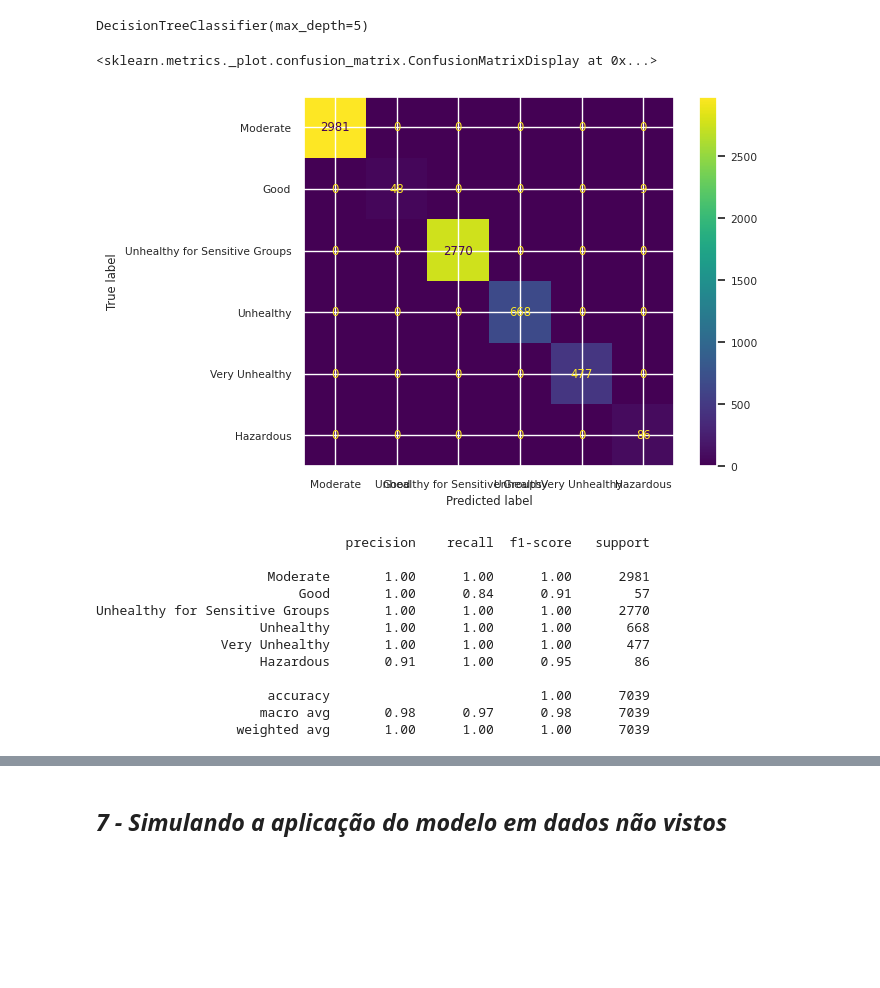
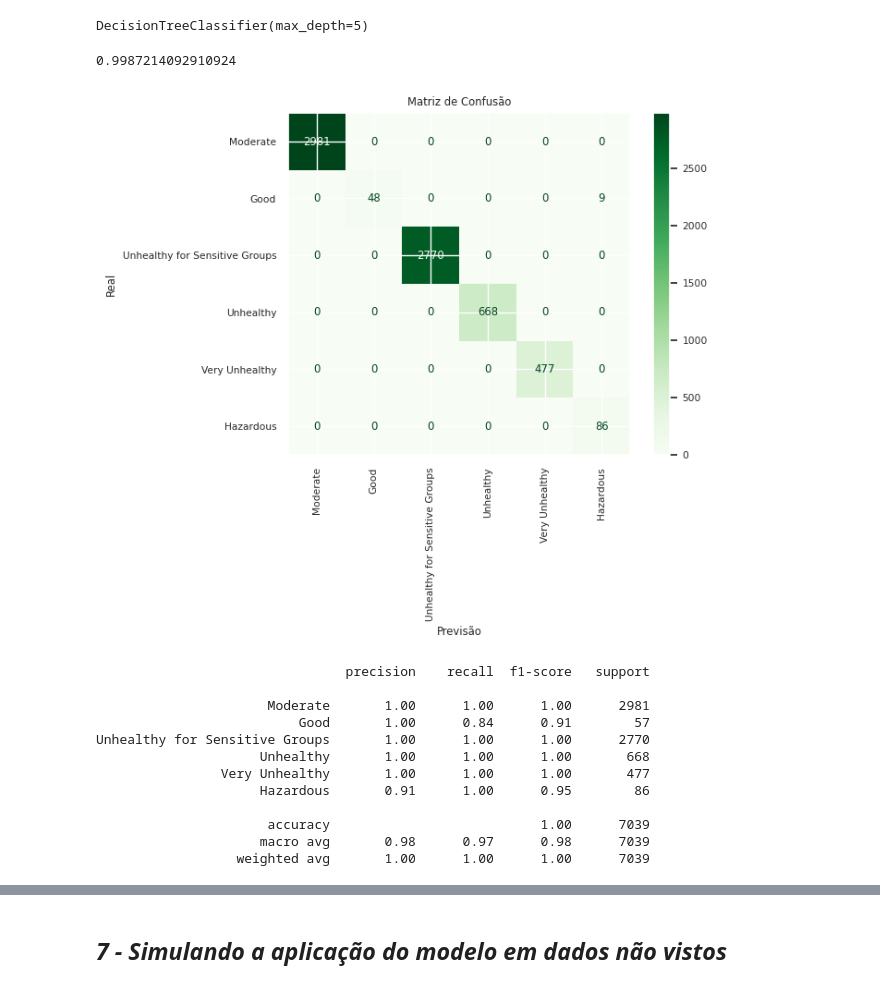
Before and after one commit to Luciahelenasantos/PUC-SPRINT-II, a Jupyter notebook: MVP_SPRINT_II.ipynb, the cells around one changed output, grey strips where cells are left out. Drawn from its saved outputs; the diff is of its cells as text; code cells hidden in the pictures; blank space fills up the shorter version.

```diff
--- a/MVP_SPRINT_II.ipynb
+++ b/MVP_SPRINT_II.ipynb
@@ -968,23 +946,48 @@ cmd = ConfusionMatrixDisplay(cnf_matrix, display_labels=labels)
-# %%
-cmd
-# %% [output]
-<sklearn.metrics._plot.confusion_matrix.ConfusionMatrixDisplay at 0x...>
-# %%
-cmd.plot();
-# %% [output]
-[figure, removed]
-# %%
-print(classification_report(y_test, predictions, target_names=labels))
-# %% [output]
-                                precision    recall  f1-score   support
-
-                      Moderate       1.00      1.00      1.00      2981
-                          Good       1.00      0.84      0.91        57
-Unhealthy for Sensitive Groups       1.00      1.00      1.00      2770
-                     Unhealthy       1.00      1.00      1.00       668
-                Very Unhealthy       1.00      1.00      1.00       477
-                     Hazardous       0.91      1.00      0.95        86
-
-                      accuracy                           1.00      7039
-                     macro avg       0.98      0.97      0.98      7039
-                  weighted avg       1.00      1.00      1.00      7039
+# %%
+# Preparação do modelo CART
+
+scaler = StandardScaler().fit(X_train)  # ajuste do scaler com o conjunto de treino
+rescaledX = scaler.transform(X_train)  # aplicação da padronização no conjunto de treino
+cart_model = DecisionTreeClassifier(max_depth=5)  # Definir o modelo CART com max_depth=5
+cart_model.fit(rescaledX, y_train)  # Treinar o modelo CART
+
+
+# Estimativa da acurácia no conjunto de teste
+
+rescaledTestX = scaler.transform(X_test)  # aplicação da padronização no conjunto de teste
+predictions = cart_model.predict(rescaledTestX)  # Realizar as previsões no conjunto de teste
+print(accuracy_score(y_test, predictions))  # Calcular e imprimir a acurácia
+# %% [output]
+0.9987214092910924
+# %%
+from sklearn.metrics import confusion_matrix, ConfusionMatrixDisplay, classification_report
+import matplotlib.pyplot as plt
+
+cm = confusion_matrix(y_test, predictions)
+labels = ["Moderate", "Good", "Unhealthy for Sensitive Groups", "Unhealthy", "Very Unhealthy", "Hazardous"]
+
+# Plot da matriz de confusão com personalizações
+disp = ConfusionMatrixDisplay(confusion_matrix=cm, display_labels=labels)
+disp.plot(include_values=True, cmap='Greens', values_format=".0f", xticks_rotation='vertical')
+
+plt.title("Matriz de Confusão")
+plt.xlabel("Previsão")
+plt.ylabel("Real")
+
+plt.show()
+
+print(classification_report(y_test, predictions, target_names=labels))
+# %% [output]
+[figure, added]
+                                precision    recall  f1-score   support
+
+                      Moderate       1.00      1.00      1.00      2981
+                          Good       1.00      0.84      0.91        57
+Unhealthy for Sensitive Groups       1.00      1.00      1.00      2770
+                     Unhealthy       1.00      1.00      1.00       668
+                Very Unhealthy       1.00      1.00      1.00       477
+                     Hazardous       0.91      1.00      0.95        86
+
+                      accuracy                           1.00      7039
+                     macro avg       0.98      0.97      0.98      7039
+                  weighted avg       1.00      1.00      1.00      7039
```
Also changed, not shown: parts of 30 cells of this notebook.
